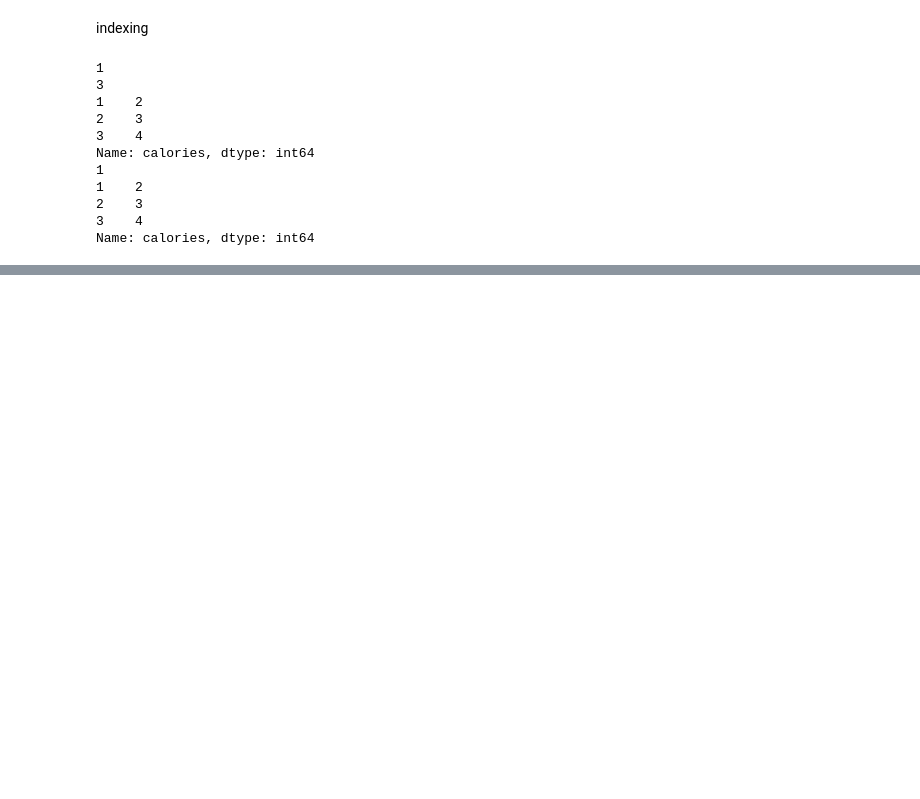
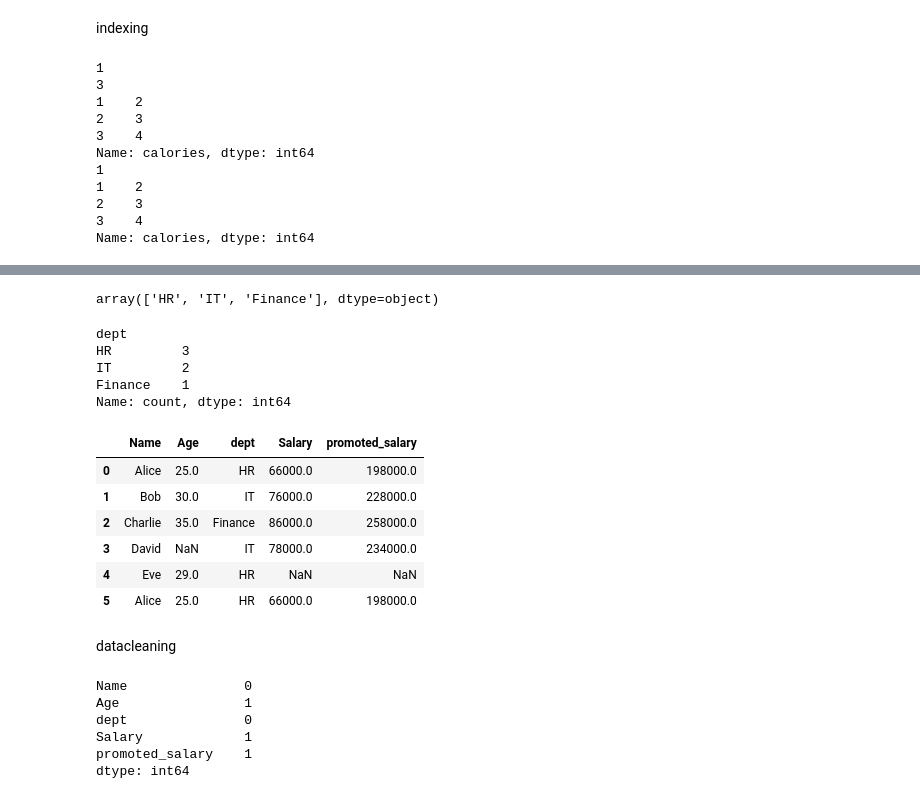
Before and after one commit to Kiran-Ghosh004/data-analysis-using-python, a Jupyter notebook: pandas.ipynb, the cells around one changed output, grey strips where cells are left out. Cells and saved outputs as stored; diff of their text form; code cells hidden in the pictures; blank space fills up the shorter version.

```diff
--- a/pandas.ipynb
+++ b/pandas.ipynb
@@ -89,0 +215,10 @@ Name: calories, dtype: int64
+# %%
+import numpy as np
+data = {
+    "Name": ["Alice", "Bob", "Charlie", "David", "Eve", "Alice"],
+    "Age": [25, 30, 35, np.nan, 29, 25],
+    "Department": ["HR", "IT", "Finance", "IT", "HR", "HR"],
+    "Salary": [50000, 60000, 70000, 62000, np.nan, 50000]
+}
+df=pd.DataFrame(data)
+print(df)
@@ -89,0 +339,3 @@ Name: calories, dtype: int64
+# %%
+#increase the salary of all the employees by 5000
+df["Salary"]+=5000
@@ -89,0 +364,2 @@ Name: calories, dtype: int64
+# %%
+df.rename(columns={"Department":"dept"},inplace=True)
@@ -89,0 +376,35 @@ Name: calories, dtype: int64
+# %%
+df["dept"].unique()
+# %% [output]
+array(['HR', 'IT', 'Finance'], dtype=object)
+# %%
+df["dept"].value_counts()
+# %% [output]
+dept
+HR         3
+IT         2
+Finance    1
+Name: count, dtype: int64
+# %%
+df["promoted_salary"]=df["Salary"]*3
+# %%
+df
+# %% [output]
+|  | Name | Age | dept | Salary | promoted_salary |
+| 0 | Alice | 25.0 | HR | 66000.0 | 198000.0 |
+| 1 | Bob | 30.0 | IT | 76000.0 | 228000.0 |
+| 2 | Charlie | 35.0 | Finance | 86000.0 | 258000.0 |
+| 3 | David | NaN | IT | 78000.0 | 234000.0 |
+| 4 | Eve | 29.0 | HR | NaN | NaN |
+| 5 | Alice | 25.0 | HR | 66000.0 | 198000.0 |
+# %% [markdown]
+datacleaning
+# %%
+df.isnull().sum()
+# %% [output]
+Name               0
+Age                1
+dept               0
+Salary             1
+promoted_salary    1
+dtype: int64
```
Also changed, not shown: parts of 49 cells of this notebook.
